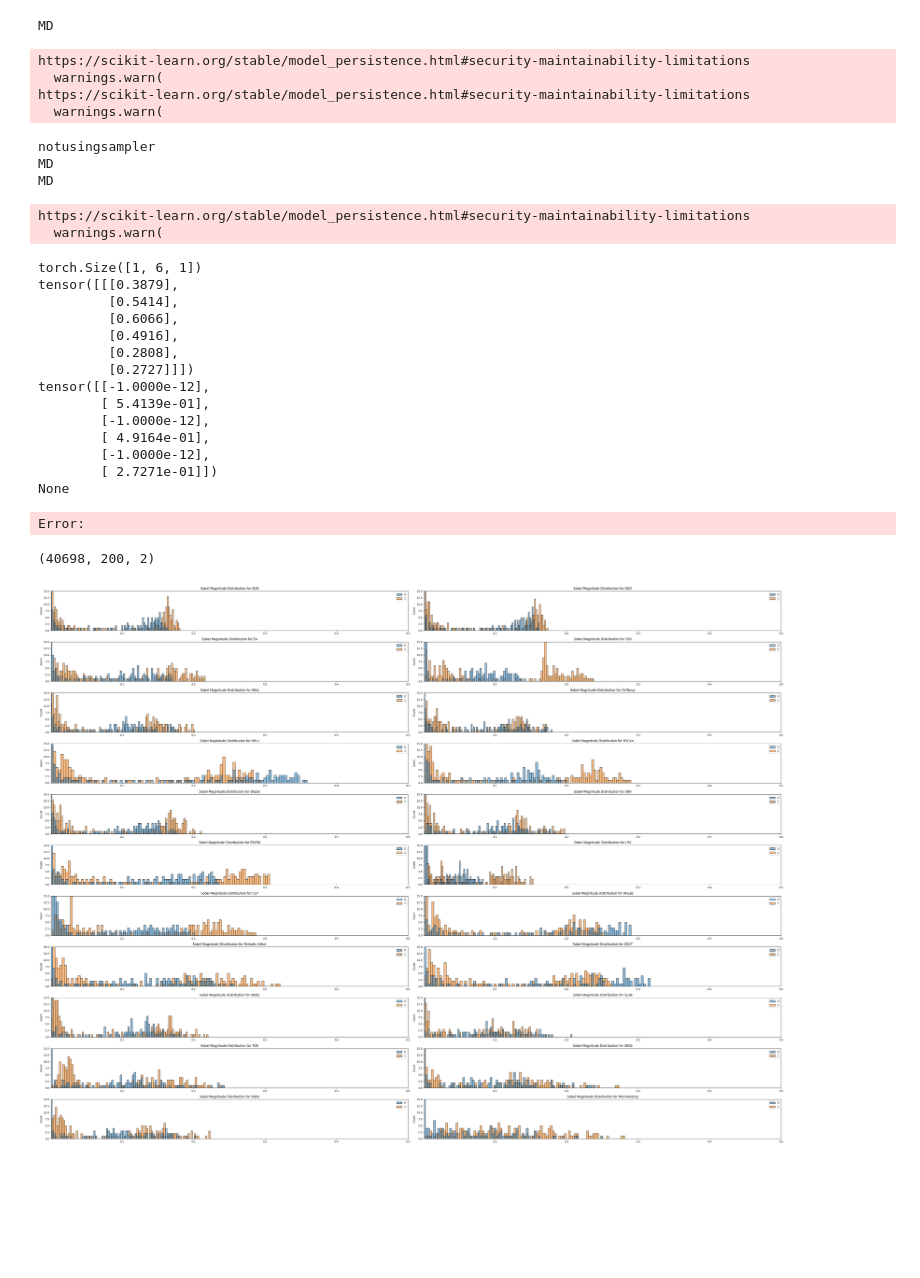
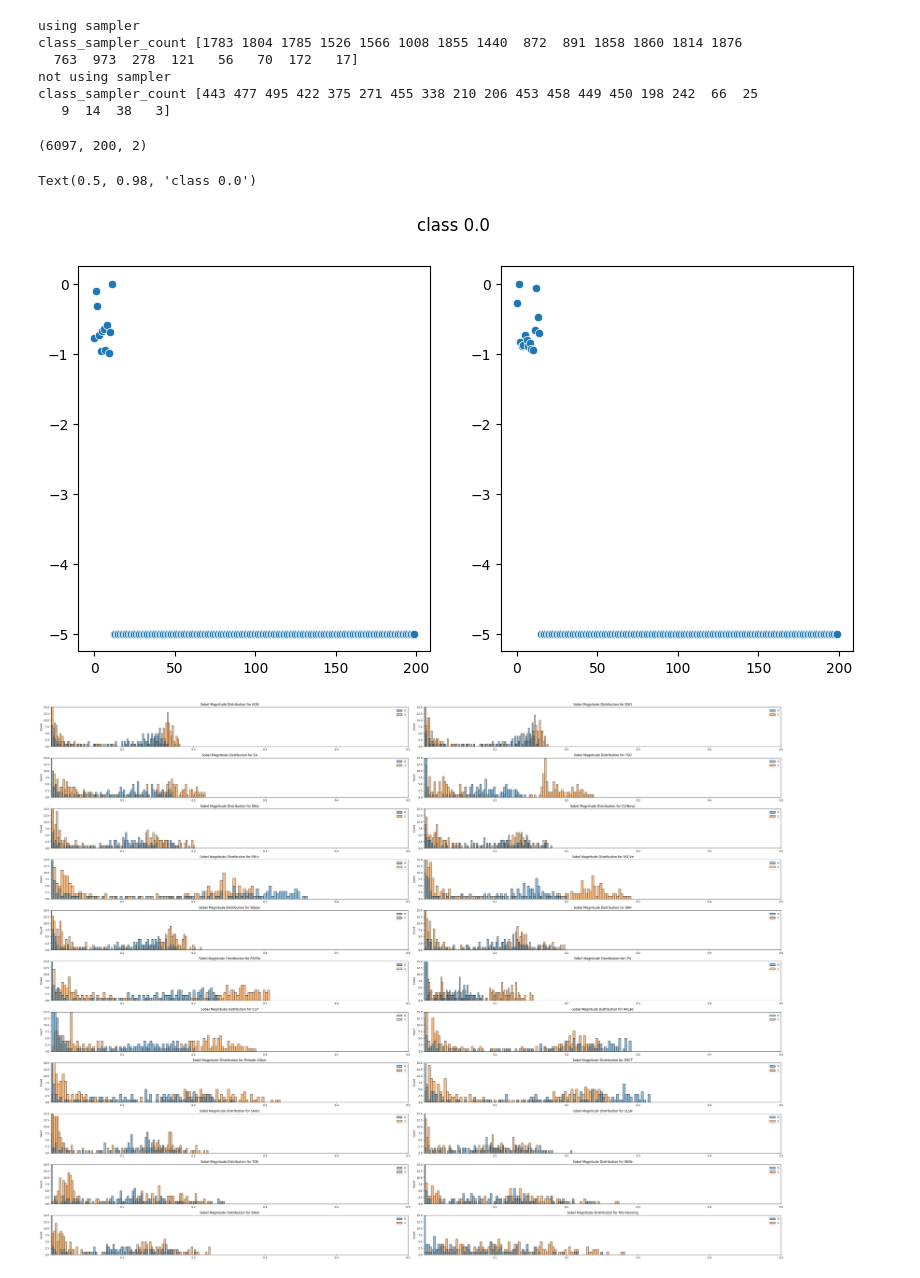
Before and after one commit to HexaPulsar/pipeline, a Jupyter notebook: pipeline/training/lc_classifier_ztf/ATAT_ALeRCE/LC_explore_sobel.ipynb, the cells around one changed output. Saved outputs shown, nothing was run; the diff lists cells and outputs as text; code cells hidden in the pictures; blank space fills up the shorter version.

```diff
--- a/pipeline/training/lc_classifier_ztf/ATAT_ALeRCE/LC_explore_sobel.ipynb
+++ b/pipeline/training/lc_classifier_ztf/ATAT_ALeRCE/LC_explore_sobel.ipynb
@@ -34,15 +34,11 @@ dict = {
 # %%
 from ReportPretraining import QuickLoader
 
-ql = QuickLoader(batch_size = 1,experiment_type="MD").validation
+ql = QuickLoader(data_root =  '/home/mdelafuente/ZTF_SSL_Dataset/data/H5_files/BY_PARTITION/200_FF.h5',batch_size = 1,experiment_type="LC").validation
 # %% [output]
-MD
+using sampler
+class_sampler_count [1783 1804 1785 1526 1566 1008 1855 1440  872  891 1858 1860 1814 1876
+  763  973  278  121   56   70  172   17]
+not using sampler
+class_sampler_count [443 477 495 422 375 271 455 338 210 206 453 458 449 450 198 242  66  25
+   9  14  38   3]
-https://scikit-learn.org/stable/model_persistence.html#security-maintainability-limitations
-  warnings.warn(
-https://scikit-learn.org/stable/model_persistence.html#security-maintainability-limitations
-  warnings.warn(
-notusingsampler
-MD
-MD
-https://scikit-learn.org/stable/model_persistence.html#security-maintainability-limitations
-  warnings.warn(
@@ -62,25 +45,3 @@ test = infout()
-# %%
-for i in ql:
-    print(i['tabular_feat'].shape)
-    t = i['tabular_feat']
-    print(test(i))
-    break
-# %% [output]
-torch.Size([1, 6, 1])
-tensor([[[0.3879],
-         [0.5414],
-         [0.6066],
-         [0.4916],
-         [0.2808],
-         [0.2727]]])
-tensor([[-1.0000e-12],
-        [ 5.4139e-01],
-        [-1.0000e-12],
-        [ 4.9164e-01],
-        [-1.0000e-12],
-        [ 2.7271e-01]])
-None
-Error:
 # %%
 import seaborn as sns
 class ExploreSobel:
@@ -101,7 +62,7 @@ class ExploreSobel:
 
         for b1 in tqdm(ql):
             #b1 = {key:value.to(device = 'cuda:2') for key, value in b1.items()}
-            t = b1['labels'].cpu().detach().numpy()
+            #t =
             signal = b1['data'].detach().cpu().numpy()
 
             sobel_h = ndimage.sobel(signal, 0) * (signal!=0)
@@ -116,14 +77,14 @@ class ExploreSobel:
 
             magnitude = np.sqrt(sobel_h**2 + sobel_v**2)
             magnitude = (magnitude* (signal!=0))
-            if magnitude.max() >1:
-                magnitude = magnitude/magnitude.max()
+            #if magnitude.max() >1:
+            #    magnitude = magnitude/magnitude.max()
 
             magnitude_list[i,:,:] =  magnitude.squeeze(0)
             target = (
-                np.concatenate([target, t])
+                np.concatenate([target, b1['labels'].cpu().detach().numpy()])
                 if target is not None
-                else t
+                else b1['labels'].cpu().detach().numpy()
             )
             i +=1
         return magnitude_list,sobel_h_list, sobel_v_list, target
@@ -182,7 +143,25 @@ sobel = ExploreSobel()
 
 sobel.magnitude_list.shape
 # %% [output]
-(40698, 200, 2)
+(6097, 200, 2)
+# %%
+i =  np.random.randint(0,100)
+fig = plt.figure(figsize =(10, 5))
+
+test_lc = sobel.magnitude_list[i,:,0]
+test_lc = test_lc/ test_lc.max()
+interest =test_lc - max(test_lc)
+interest[interest == min(interest)] = -5 #e9
+sns.scatterplot(interest, ax = fig.add_subplot(121))
+
+test_lc = sobel.magnitude_list[i,:,1]
+interest =test_lc - max(test_lc)
+interest[interest == min(interest)] = -5 #e9
+sns.scatterplot(interest, ax = fig.add_subplot(122))
+plt.suptitle('class {}'.format(sobel.target[i]))
+# %% [output]
+Text(0.5, 0.98, 'class 0.0')
+[figure, added]
 # %%
 
 sobel.plot_mag(xlim = (0.001,0.5), ylim = (0,15))
```
Also changed, not shown: parts of 5 cells of this notebook, 54 other files.
